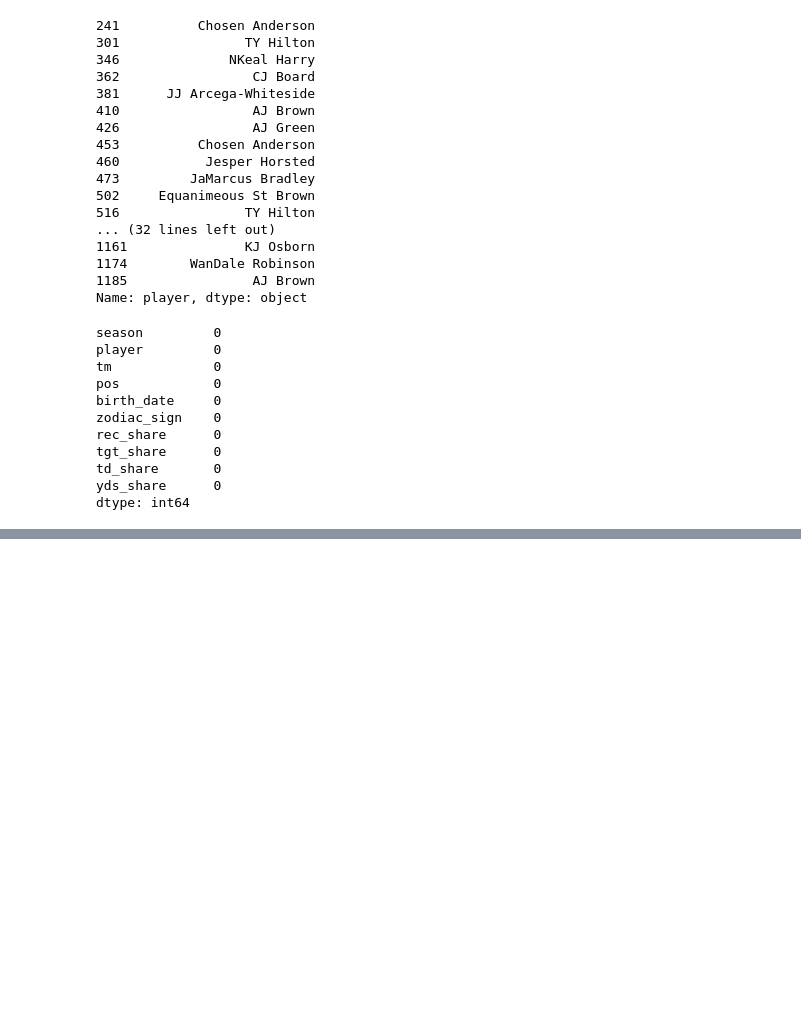
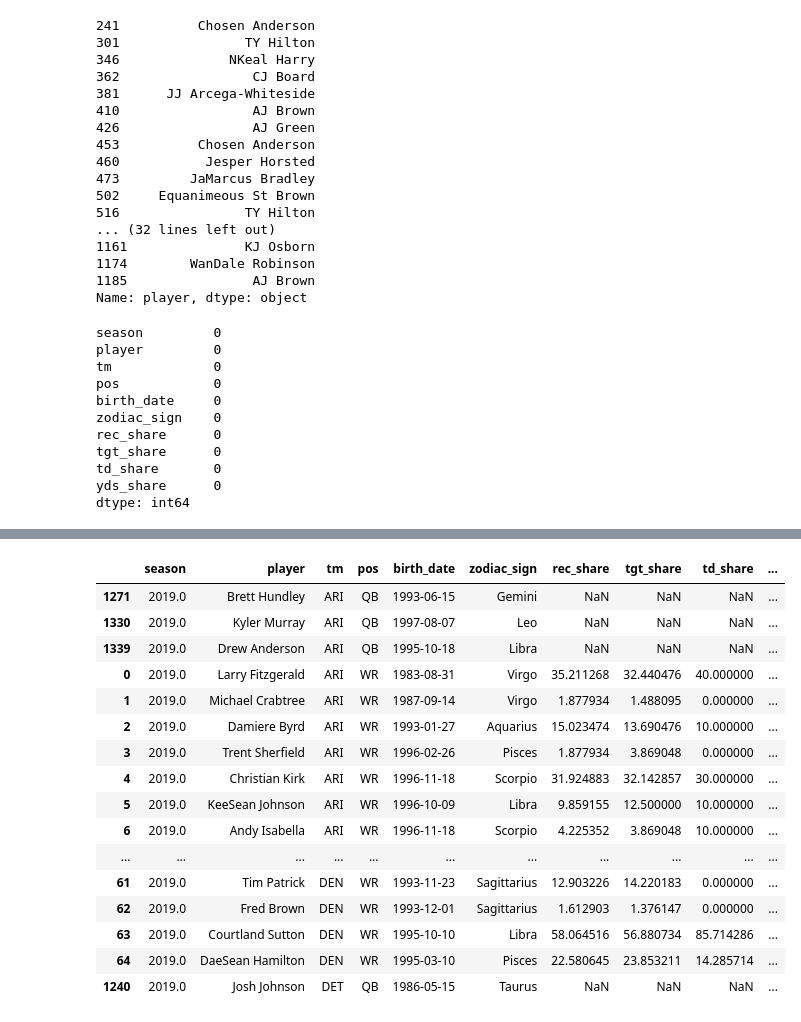
Before and after one commit to connor-pickett/2025_FinalProject_Ctrl-Alt-Defeat, a Jupyter notebook: Master_Code.ipynb, the cells around one changed output, grey strips where cells are left out. Saved outputs shown, nothing was run; the diff lists cells and outputs as text; code cells hidden in the pictures; blank space fills up the shorter version.

Commit message:
combined wr and qb data

```diff
--- a/Master_Code.ipynb
+++ b/Master_Code.ipynb
@@ -169,7 +169,7 @@ def get_player_zodiac_data(position):
     # Filter the data to only include the specified position
     position_data = roster[roster["position"] == position]
 
-    player_data = position_data[["player_name", "position", "team", "birth_date"]]
+    player_data = position_data[["player_name", "position", "team", "birth_date", "season"]]
 
     # Drop rows without birth dates
     player_data = player_data.dropna(subset=["birth_date"])
@@ -521,0 +538,4 @@ combined_WR
+# %%
+qb_df = qb_df.rename(columns = {"player_name": "player"})
+qb_df = qb_df.rename(columns = {"position": "pos"})
+qb_df = qb_df.rename(columns = {"team": "tm"})
@@ -521,0 +558,2 @@ combined_WR
+# %%
+combined_df = pd.concat([combined_WR, qb_df], ignore_index=True)
@@ -521,0 +576,3 @@ combined_WR
+# %%
+pd.set_option('display.max_rows', 1962)  # Show up to 100 rows
+combined_df.sort_values(by=["season", "tm"]).head(1962)
@@ -521,0 +597,21 @@ combined_WR
+# %%
+pd.set_option('display.max_rows', 100)  # Show up to 100 rows
+combined_df.sort_values(by=["season", "tm", "pos"]).head(100)
+# %% [output]
+|  | season | player | tm | pos | birth_date | zodiac_sign | rec_share | tgt_share | td_share | ... |
+| 1271 | 2019.0 | Brett Hundley | ARI | QB | 1993-06-15 | Gemini | NaN | NaN | NaN | ... |
+| 1330 | 2019.0 | Kyler Murray | ARI | QB | 1997-08-07 | Leo | NaN | NaN | NaN | ... |
+| 1339 | 2019.0 | Drew Anderson | ARI | QB | 1995-10-18 | Libra | NaN | NaN | NaN | ... |
+| 0 | 2019.0 | Larry Fitzgerald | ARI | WR | 1983-08-31 | Virgo | 35.211268 | 32.440476 | 40.000000 | ... |
+| 1 | 2019.0 | Michael Crabtree | ARI | WR | 1987-09-14 | Virgo | 1.877934 | 1.488095 | 0.000000 | ... |
+| 2 | 2019.0 | Damiere Byrd | ARI | WR | 1993-01-27 | Aquarius | 15.023474 | 13.690476 | 10.000000 | ... |
+| 3 | 2019.0 | Trent Sherfield | ARI | WR | 1996-02-26 | Pisces | 1.877934 | 3.869048 | 0.000000 | ... |
+| 4 | 2019.0 | Christian Kirk | ARI | WR | 1996-11-18 | Scorpio | 31.924883 | 32.142857 | 30.000000 | ... |
+| 5 | 2019.0 | KeeSean Johnson | ARI | WR | 1996-10-09 | Libra | 9.859155 | 12.500000 | 10.000000 | ... |
+| 6 | 2019.0 | Andy Isabella | ARI | WR | 1996-11-18 | Scorpio | 4.225352 | 3.869048 | 10.000000 | ... |
+| ... | ... | ... | ... | ... | ... | ... | ... | ... | ... | ... |
+| 61 | 2019.0 | Tim Patrick | DEN | WR | 1993-11-23 | Sagittarius | 12.903226 | 14.220183 | 0.000000 | ... |
+| 62 | 2019.0 | Fred Brown | DEN | WR | 1993-12-01 | Sagittarius | 1.612903 | 1.376147 | 0.000000 | ... |
+| 63 | 2019.0 | Courtland Sutton | DEN | WR | 1995-10-10 | Libra | 58.064516 | 56.880734 | 85.714286 | ... |
+| 64 | 2019.0 | DaeSean Hamilton | DEN | WR | 1995-03-10 | Pisces | 22.580645 | 23.853211 | 14.285714 | ... |
+| 1240 | 2019.0 | Josh Johnson | DET | QB | 1986-05-15 | Taurus | NaN | NaN | NaN | ... |
```
Also changed, not shown: parts of 10 cells of this notebook, 1 other file.
